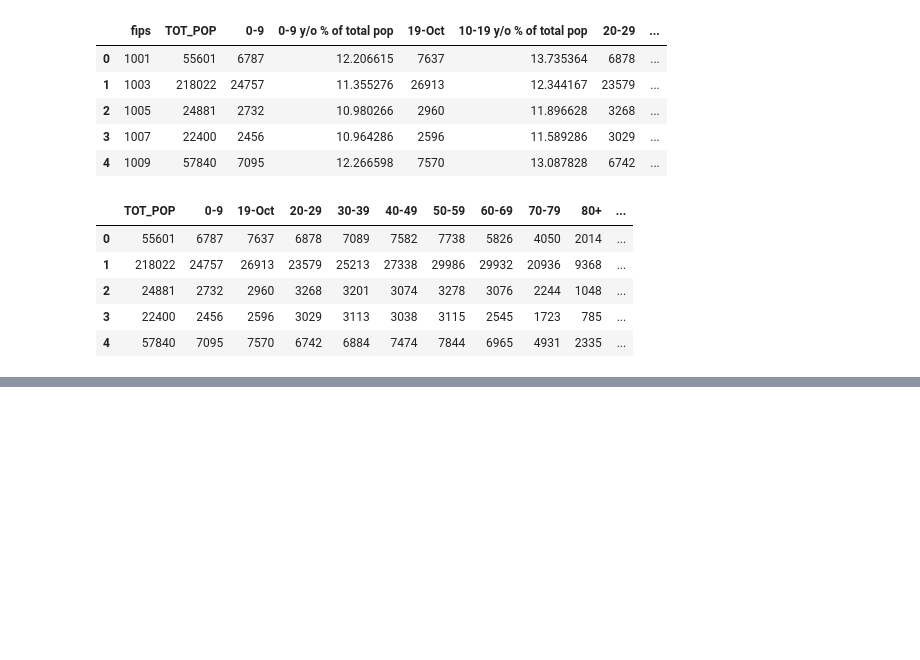
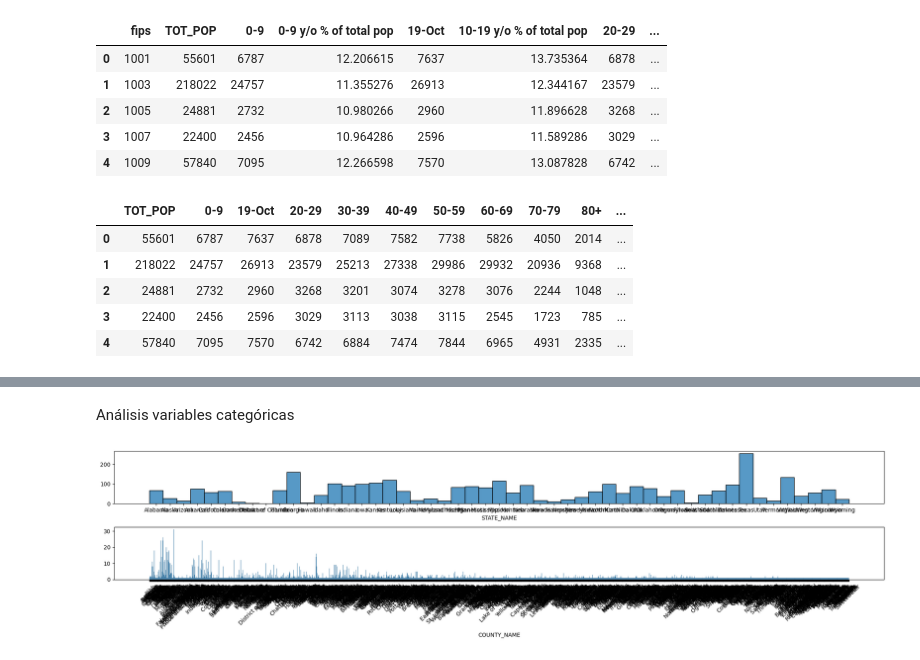
Before and after one commit to RmVa23/regularized-linear-regression, a Jupyter notebook: src/explore.ipynb, the cells around one changed output, grey strips where cells are left out. Saved outputs shown, nothing was run; the diff lists cells and outputs as text; code cells hidden in the pictures; blank space fills up the shorter version.

```diff
--- a/src/explore.ipynb
+++ b/src/explore.ipynb
@@ -73,0 +138,5 @@ total_data.head()
+# %%
+# Filtra las variables con correlación menor de 0.3
+borrar_v = correlacion_con_vobjetivo[correlacion_con_vobjetivo < 0.3].index
+# Elimina las variables del dataframe
+total_data_num.drop(columns=borrar_v, inplace=True)
@@ -73,0 +149,19 @@ total_data.head()
+# %%
+data = pd.concat([total_data_num, objetos], axis=1)
+# %% [markdown]
+Análisis variables categóricas
+# %%
+fig, axis = plt.subplots(2, 1, figsize = (20, 5))
+
+# Crear un histograma múltiple
+sns.histplot(ax = axis[0], data = data, x = "STATE_NAME").set(ylabel = None)
+sns.histplot(ax = axis[1], data = data, x = "COUNTY_NAME").set(ylabel = None)
+
+# Ajustar el layout
+plt.xticks(rotation=45)
+plt.tight_layout()
+
+# Mostrar el plot
+plt.show()
+# %% [output]
+[figure, added]
```
Also changed, not shown: parts of 20 cells of this notebook.
